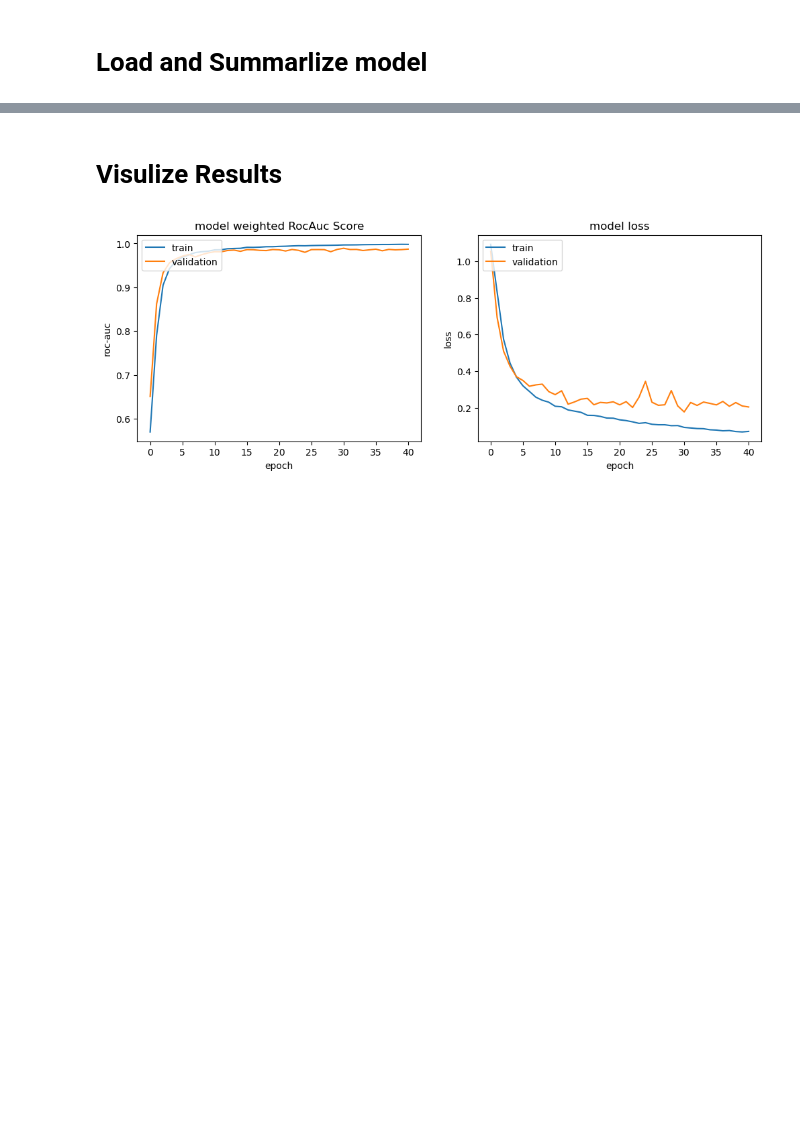
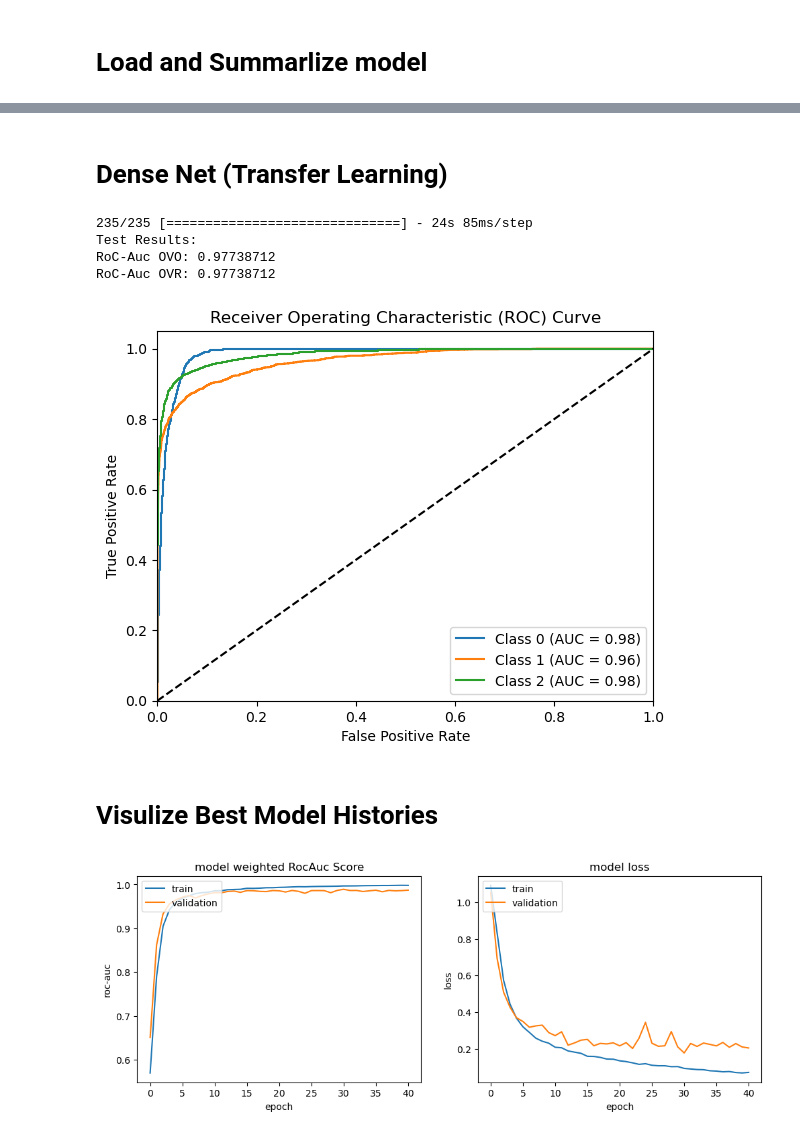
Before and after one commit to wan19990901/gsoc_DeepLensing, a Jupyter notebook: commontask1.ipynb, the cells around one changed output, grey strips where cells are left out. Drawn from its saved outputs; the diff is of its cells as text; code cells hidden in the pictures; blank space fills up the shorter version.

```diff
--- a/commontask1.ipynb
+++ b/commontask1.ipynb
@@ -578,3 +433,14 @@ RoC-Auc OVR: 0.7975303733333332
+# %% [markdown]
+# Dense Net (Transfer Learning)
+# %%
+dense = Transfer_Learning_model(DenseNet121(weights='imagenet', include_top=False, input_shape=(150, 150, 3)))
+load_evaluate_summarize_model(dense,'model_weights/den_weights.h5', test_ds)
+# %% [output]
+235/235 [==============================] - 24s 85ms/step
+Test Results:
+RoC-Auc OVO: 0.97738712
+RoC-Auc OVR: 0.97738712
+[figure, added]
 # %% [markdown]
-# Visulize Results
+# Visulize Best Model Histories
 # %%
```
Also changed, not shown: parts of 30 cells of this notebook, 4 other files.
